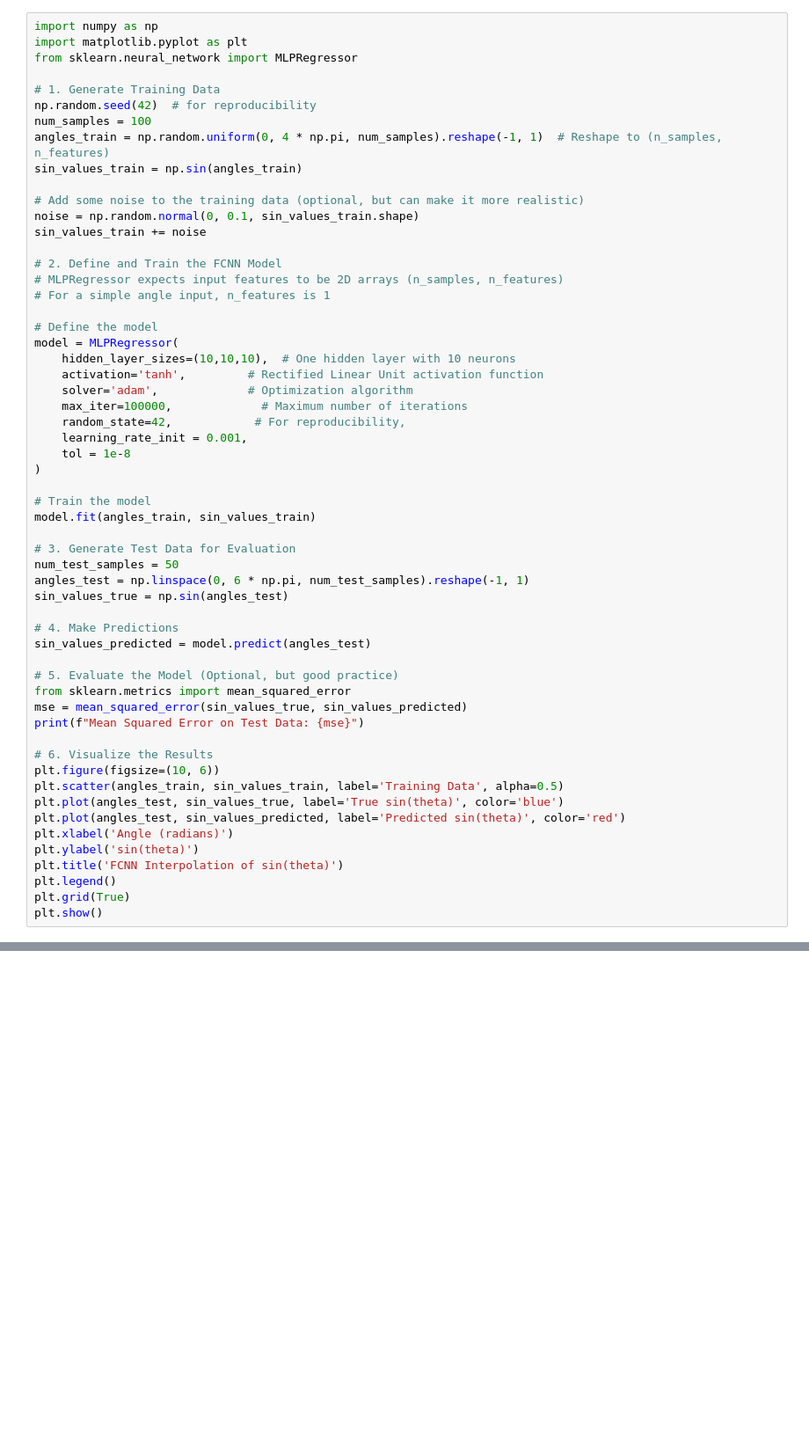
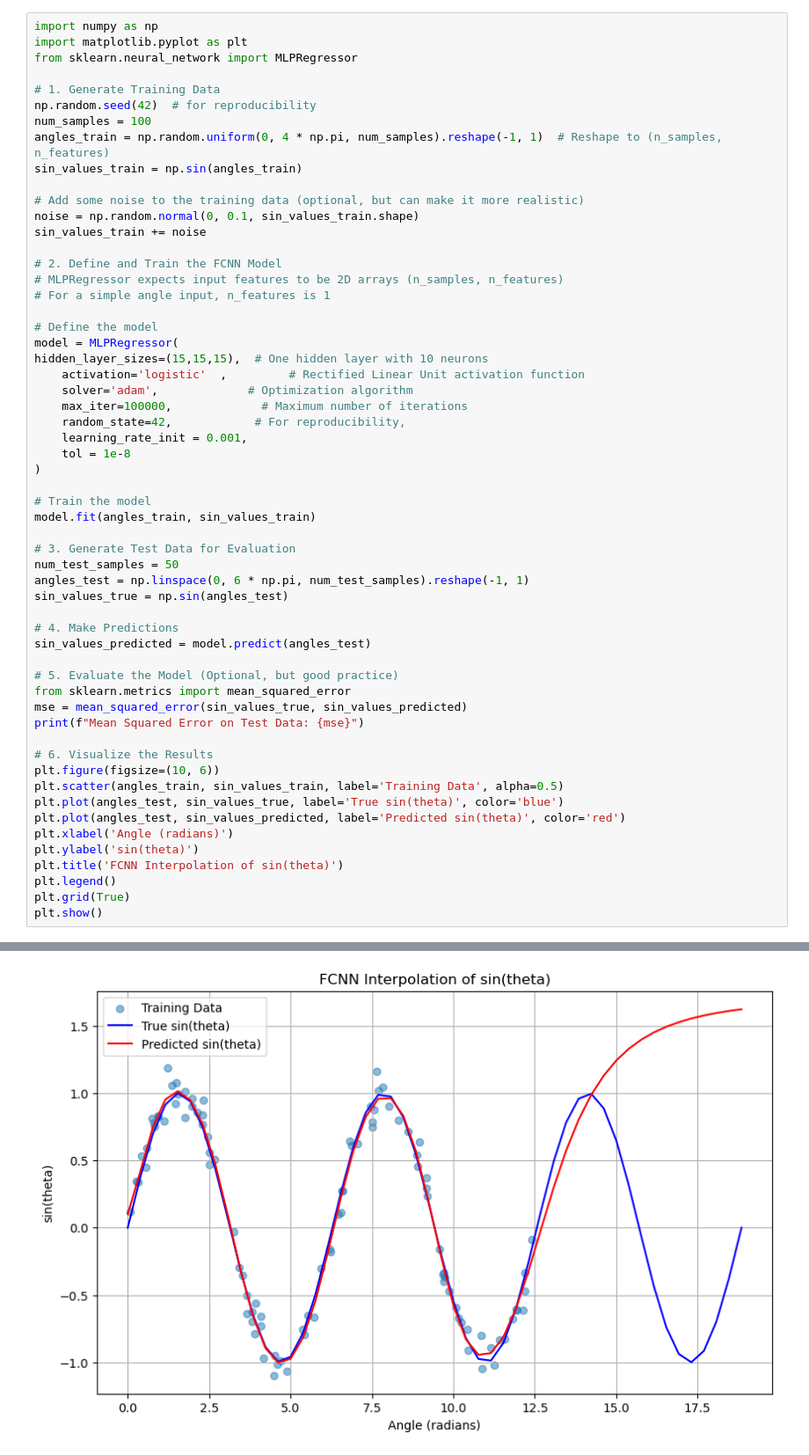
Before and after one commit to Leo-netzs/Activity_3, a Jupyter notebook: Atividade-03-Exemplo-sklearn.ipynb, the cells around one changed output, grey strips where cells are left out. Shown: that part at 88% size. Cells and saved outputs as stored; diff of their text form; blank space fills up the shorter version.

```diff
--- a/Atividade-03-Exemplo-sklearn.ipynb
+++ b/Atividade-03-Exemplo-sklearn.ipynb
@@ -19,8 +19,8 @@ sin_values_train += noise
 
 # Define the model
 model = MLPRegressor(
-    hidden_layer_sizes=(10,10,10),  # One hidden layer with 10 neurons
-    activation='tanh',         # Rectified Linear Unit activation function
+hidden_layer_sizes=(15,15,15),  # One hidden layer with 10 neurons
+    activation='logistic'  ,         # Rectified Linear Unit activation function
     solver='adam',             # Optimization algorithm
     max_iter=100000,             # Maximum number of iterations
     random_state=42,            # For reproducibility,
@@ -59,0 +60 @@ AttributeError: module 'numpy' has no attribute '_no_nep50_warning'
+[figure, added]
```
Also changed, not shown: parts of 1 cell of this notebook, 2 other files.
